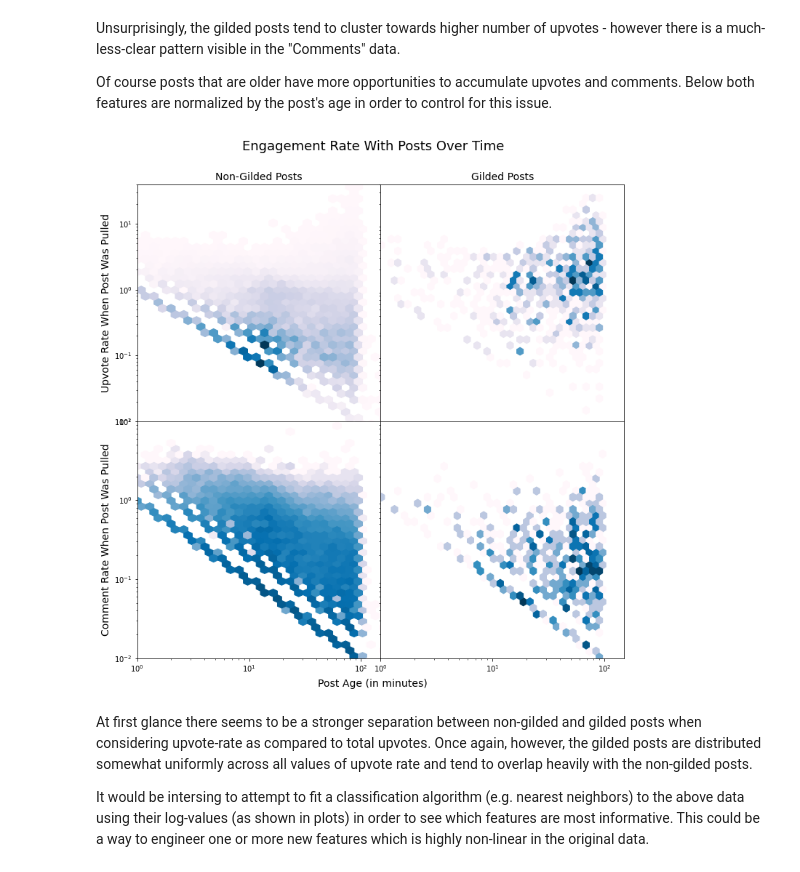
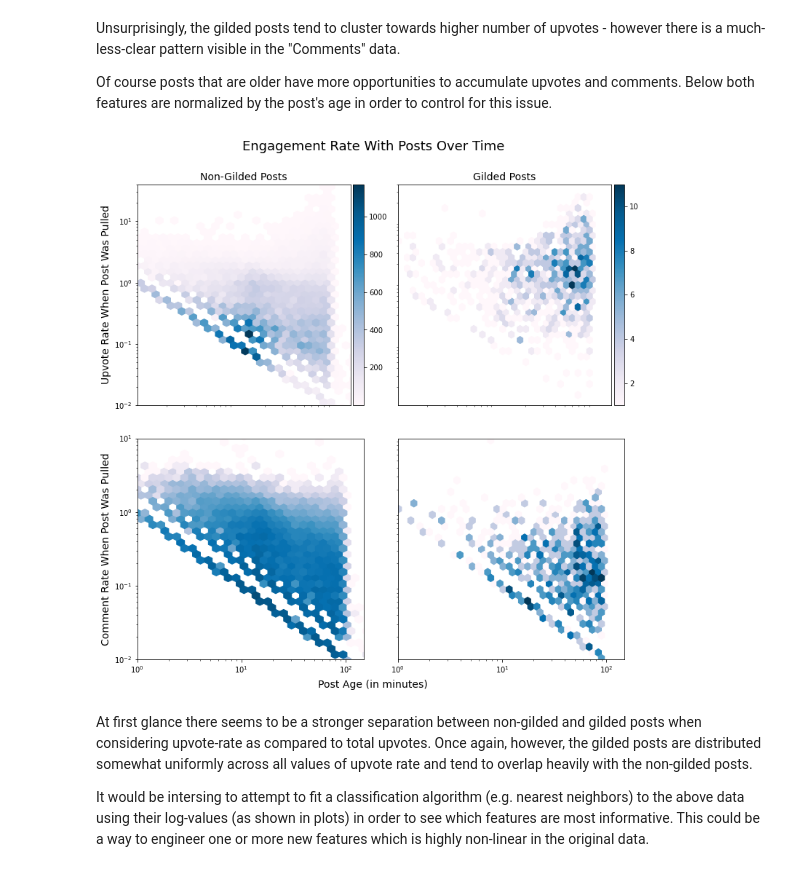
Before and after one commit to DillonNMorse/Reddit_Award_Predictor, a Jupyter notebook: train_model/EDA.ipynb, the cells around one changed output. Saved outputs shown, nothing was run; the diff lists cells and outputs as text; code cells hidden in the pictures.

```diff
--- a/train_model/EDA.ipynb
+++ b/train_model/EDA.ipynb
@@ -41,9 +41,7 @@ df['scrape_time']      = new_cols[3]
 # %%
 def get_all_useless_cols(df):
     '''Remove listed columns as well as any other columms with cardinality 1'''
-    useless_cols = ['author', 'id', 'created_utc',
-                    'silver_awarded', 'gold_awarded', 'platinum_awarded',
-                   'post_time',]
+    useless_cols = ['id', 'created_utc', 'gold_awarded', 'platinum_awarded']
     for col in df.columns:
         try:
             num_unique_entries = len(df[col].unique())
@@ -222,6 +220,9 @@ Unsurprisingly, the gilded posts tend to cluster towards higher number of upvote
 
 Of course posts that are older have more opportunities to accumulate upvotes and comments. Below both features are normalized by the post's age in order to control for this issue.
 # %%
+from mpl_toolkits.axes_grid1 import make_axes_locatable
+
+
 gilded_mask = df['gilded'] == 1
 
 age_gild = df[gilded_mask]['post_age']
@@ -233,44 +234,57 @@ comm_gild = [x+0.001 if x == 0 else x for x in df[gilded_mask]['comment_rate']]
 upv_no_gild = [x+0.001 if x == 0 else x for x in df[~gilded_mask]['upvote_rate']]
 comm_no_gild = [x+0.001 if x == 0 else x for x in df[~gilded_mask]['comment_rate']]
 
 grid_size = 50
 cmap = 'PuBu'
 
-fig, ((ax1, ax2),(ax3, ax4)) = plt.subplots(2,2, figsize = (12,12))
-plt.subplots_adjust(wspace=0, hspace=0)
+fig, ((ax1, ax2),(ax4, ax5)) = plt.subplots(2,2, figsize = (12,12))
+plt.subplots_adjust(wspace=0.15, hspace=0.15)
 
 
-ax1.hexbin(age_no_gild, upv_no_gild, xscale = 'log', yscale = 'log', gridsize = grid_size, cmap = cmap, mincnt=1)
+im1 = ax1.hexbin(age_no_gild, upv_no_gild, xscale = 'log', yscale = 'log', gridsize = grid_size, cmap = cmap, mincnt=1)
 ax1.set_title('Non-Gilded Posts', fontsize = 14)
 ax1.set_ylabel('Upvote Rate When Post Was Pulled', fontsize = 14)
-ax2.hexbin(age_gild, upv_gild, xscale = 'log', yscale = 'log', gridsize = grid_size, cmap = cmap, mincnt=1)
+
+im2 = ax2.hexbin(age_gild, upv_gild, xscale = 'log', yscale = 'log', gridsize = grid_size, cmap = cmap, mincnt=1)
 ax2.set_title('Gilded Posts', fontsize = 14)
 
 ax1.set_xlim([1, 150])
 ax1.set_ylim([0.01,40])
 ax2.set_xlim([1, 150])
 ax2.set_ylim([0.01,40])
 
 ax1.set_xticks([])
 ax2.set_xticks([])
 ax2.set_yticks([])
 
-ax3.hexbin(age_no_gild, comm_no_gild, xscale = 'log', yscale = 'log', bins = 'log', gridsize = grid_size, cmap = cmap, mincnt=1)
-ax3.set_ylabel('Comment Rate When Post Was Pulled', fontsize = 14)
-ax4.hexbin(age_gild, comm_gild, xscale = 'log', yscale = 'log', bins = 'log', gridsize = grid_size, cmap = cmap, mincnt=1)
+divider1 = make_axes_locatable(ax1)
+cax1 = divider1.append_axes("right", size="5%", pad=0.05)
+plt.colorbar(im1, cax=cax1)
+divider2 = make_axes_locatable(ax2)
+cax2 = divider2.append_axes("right", size="5%", pad=0.05)
+plt.colorbar(im2, cax=cax2)
+divider3 = make_axes_locatable(ax3)
+cax3 = divider3.append_axes("right", size="5%", pad=0.05)
 
-ax3.set_xlim([1, 150])
-ax3.set_ylim([0.01,10])
+
+
+
+ax4.hexbin(age_no_gild, comm_no_gild, xscale = 'log', yscale = 'log', bins = 'log', gridsize = grid_size, cmap = cmap, mincnt=1)
+ax4.set_ylabel('Comment Rate When Post Was Pulled', fontsize = 14)
+ax5.hexbin(age_gild, comm_gild, xscale = 'log', yscale = 'log', bins = 'log', gridsize = grid_size, cmap = cmap, mincnt=1)
+
 ax4.set_xlim([1, 150])
 ax4.set_ylim([0.01,10])
+ax5.set_xlim([1, 150])
+ax5.set_ylim([0.01,10])
 
-ax4.set_yticks([])
+ax5.set_yticks([])
 
 plt.suptitle('Engagement Rate With Posts Over Time', fontsize = 18, y = 0.95)
 fig.text(0.5, 0.08, 'Post Age (in minutes)', ha='center', fontsize = 14)
 plt.show()
 # %% [output]
-[figure, old version]
+[figure, new version]
 # %% [markdown]
 At first glance there seems to be a stronger separation between non-gilded and gilded posts when considering upvote-rate as compared to total upvotes. Once again, however, the gilded posts are distributed somewhat uniformly across all values of upvote rate and tend to overlap heavily with the non-gilded posts.
 
```
Also changed, not shown: parts of 19 cells of this notebook, 4 other files.
